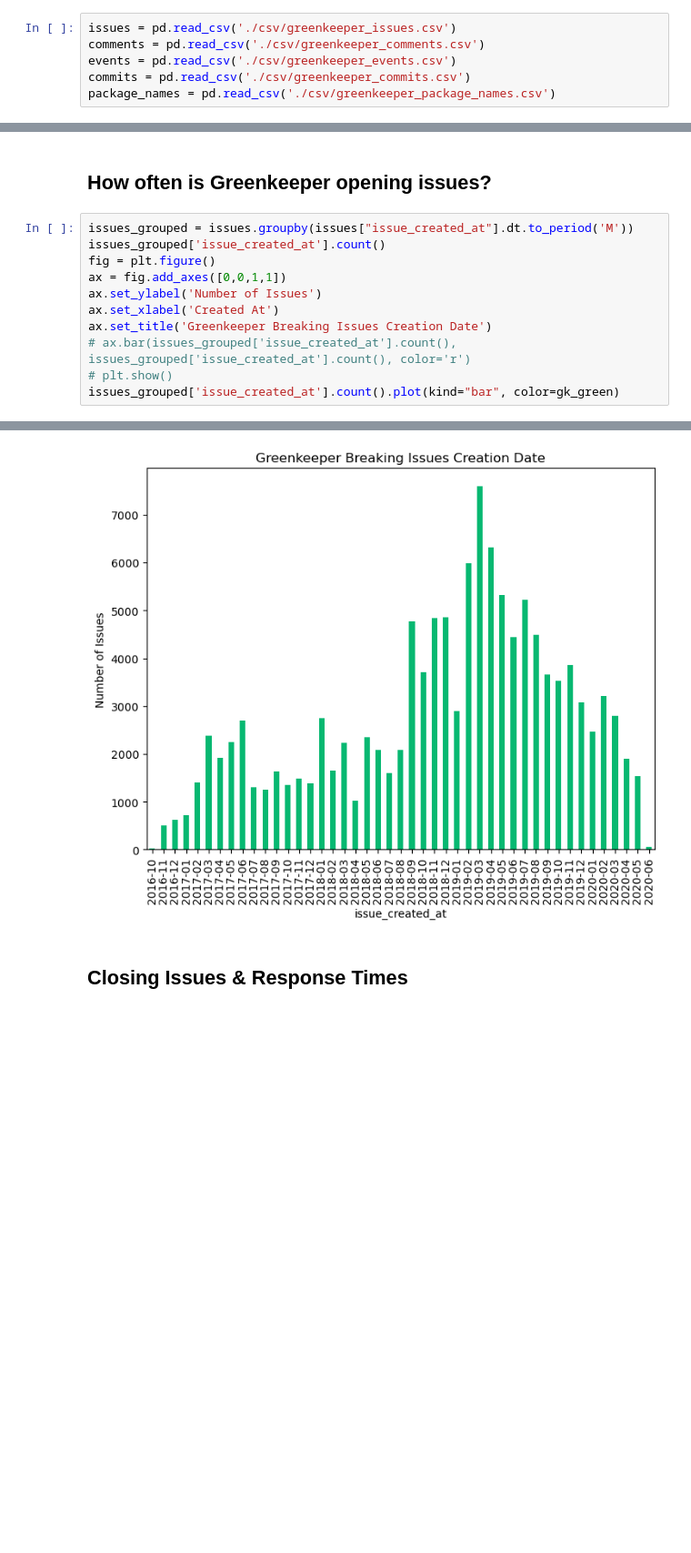
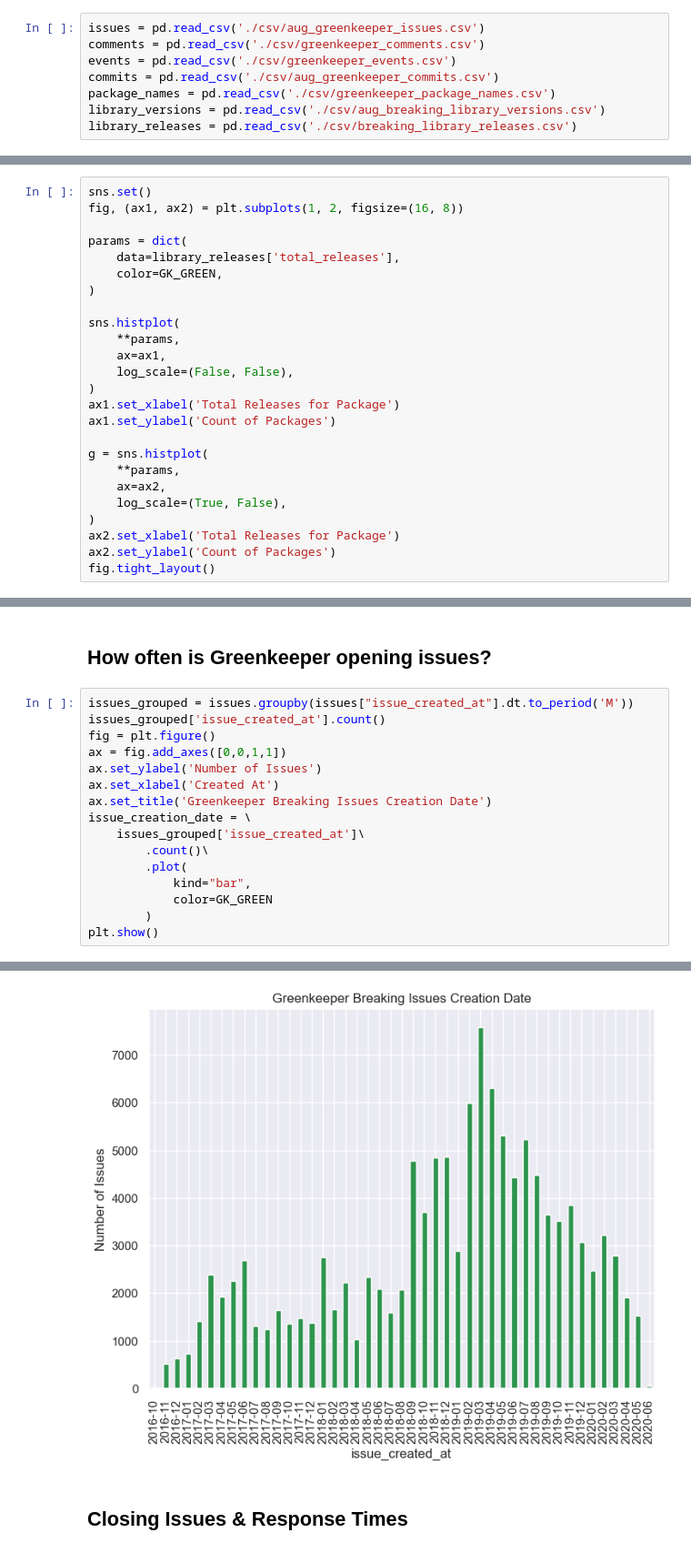
Before and after one commit to brombaut/GKIR_Analysis, a Jupyter notebook: gk_data_explore.ipynb, the cells around one changed output, grey strips where cells are left out. Shown at 91% size. Saved outputs shown, nothing was run; the diff lists cells and outputs as text; blank space fills up the shorter version.

Commit message:
Committing before final presentation

```diff
--- a/gk_data_explore.ipynb
+++ b/gk_data_explore.ipynb
@@ -15,8 +34,10 @@ blue = "#4287f5"
 # %% [markdown]
 ### Load Data
 # %%
-issues = pd.read_csv('./csv/greenkeeper_issues.csv')
+issues = pd.read_csv('./csv/aug_greenkeeper_issues.csv')
 comments = pd.read_csv('./csv/greenkeeper_comments.csv')
 events = pd.read_csv('./csv/greenkeeper_events.csv')
-commits = pd.read_csv('./csv/greenkeeper_commits.csv')
+commits = pd.read_csv('./csv/aug_greenkeeper_commits.csv')
 package_names = pd.read_csv('./csv/greenkeeper_package_names.csv')
+library_versions = pd.read_csv('./csv/aug_breaking_library_versions.csv')
+library_releases = pd.read_csv('./csv/breaking_library_releases.csv')
@@ -180,0 +579,25 @@ plt.show()
+# %%
+sns.set()
+fig, (ax1, ax2) = plt.subplots(1, 2, figsize=(16, 8))
+
+params = dict(
+    data=library_releases['total_releases'],
+    color=GK_GREEN,
+)
+
+sns.histplot(
+    **params,
+    ax=ax1,
+    log_scale=(False, False),
+)
+ax1.set_xlabel('Total Releases for Package')
+ax1.set_ylabel('Count of Packages')
+
+g = sns.histplot(
+    **params,
+    ax=ax2,
+    log_scale=(True, False),
+)
+ax2.set_xlabel('Total Releases for Package')
+ax2.set_ylabel('Count of Packages')
+fig.tight_layout()
@@ -188,7 +713,12 @@ ax = fig.add_axes([0,0,1,1])
 ax.set_ylabel('Number of Issues')
 ax.set_xlabel('Created At')
 ax.set_title('Greenkeeper Breaking Issues Creation Date')
-# ax.bar(issues_grouped['issue_created_at'].count(), issues_grouped['issue_created_at'].count(), color='r')
-# plt.show()
-issues_grouped['issue_created_at'].count().plot(kind="bar", color=gk_green)
+issue_creation_date = \
+    issues_grouped['issue_created_at']\
+        .count()\
+        .plot(
+            kind="bar",
+            color=GK_GREEN
+        )
+plt.show()
 # %% [output]
@@ -196,4 +725,4 @@ issues_grouped['issue_created_at'].count().plot(kind="bar", color=gk_green)
-[figure, old version]
+[figure, new version]
 # %% [markdown]
 ## Closing Issues & Response Times
 # %% [markdown]
```
Also changed, not shown: parts of 105 cells of this notebook, 31 other files.
